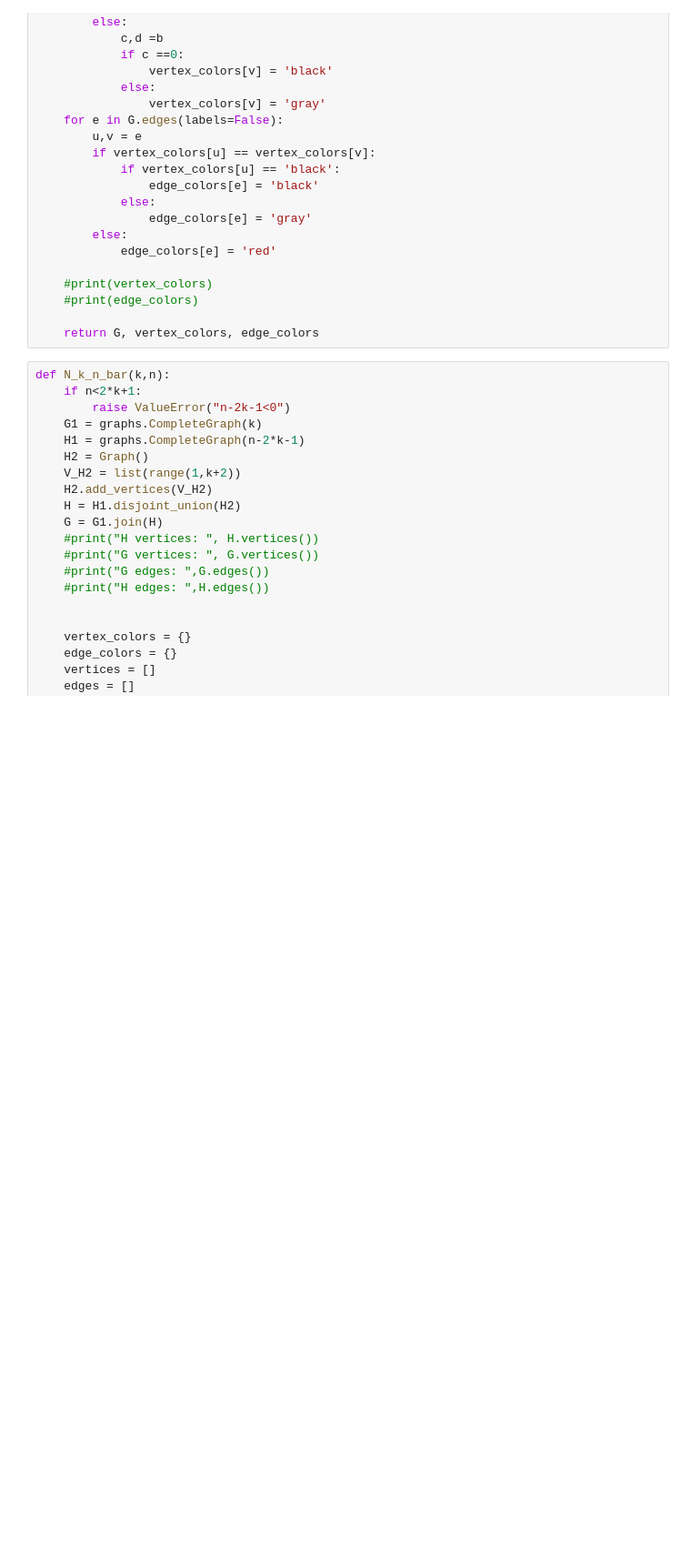
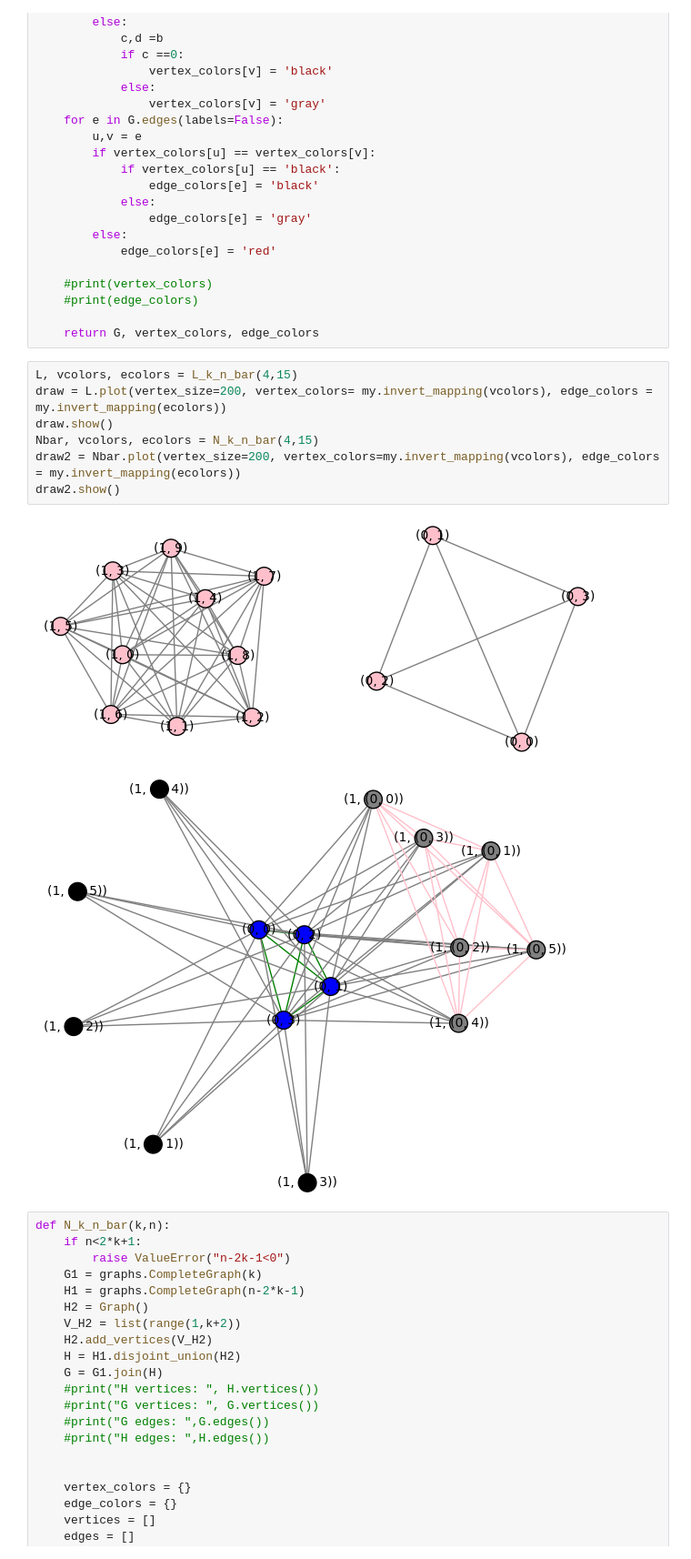
Before and after one commit to yenachng/ter, a Jupyter notebook: nknlkn.ipynb, the cells around one changed output. Shown at 91% size. Drawn from its saved outputs; the diff is of its cells as text; blank space fills up the shorter version.

```diff
--- a/nknlkn.ipynb
+++ b/nknlkn.ipynb
@@ -138,6 +137,16 @@ def L_k_n_bar(k, n):
     #print(edge_colors)
 
     return G, vertex_colors, edge_colors
+# %%
+L, vcolors, ecolors = L_k_n_bar(4,15)
+draw = L.plot(vertex_size=200, vertex_colors= my.invert_mapping(vcolors), edge_colors = my.invert_mapping(ecolors))
+draw.show()
+Nbar, vcolors, ecolors = N_k_n_bar(4,15)
+draw2 = Nbar.plot(vertex_size=200, vertex_colors=my.invert_mapping(vcolors), edge_colors = my.invert_mapping(ecolors))
+draw2.show()
+# %% [output]
+[figure, added]
+[figure, added]
 # %%
 def N_k_n_bar(k,n):
     if n<2*k+1:
```
Also changed, not shown: parts of 5 cells of this notebook, 2 other files.
